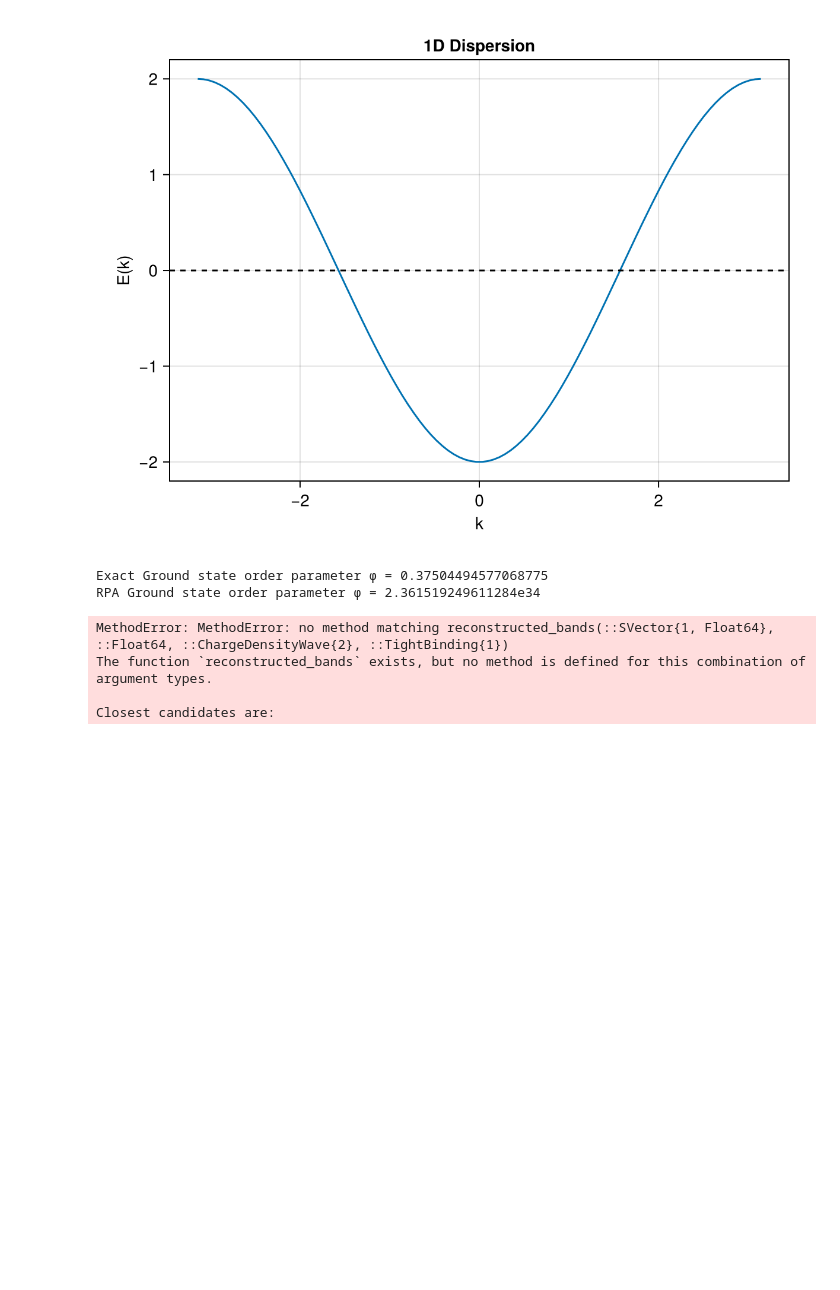
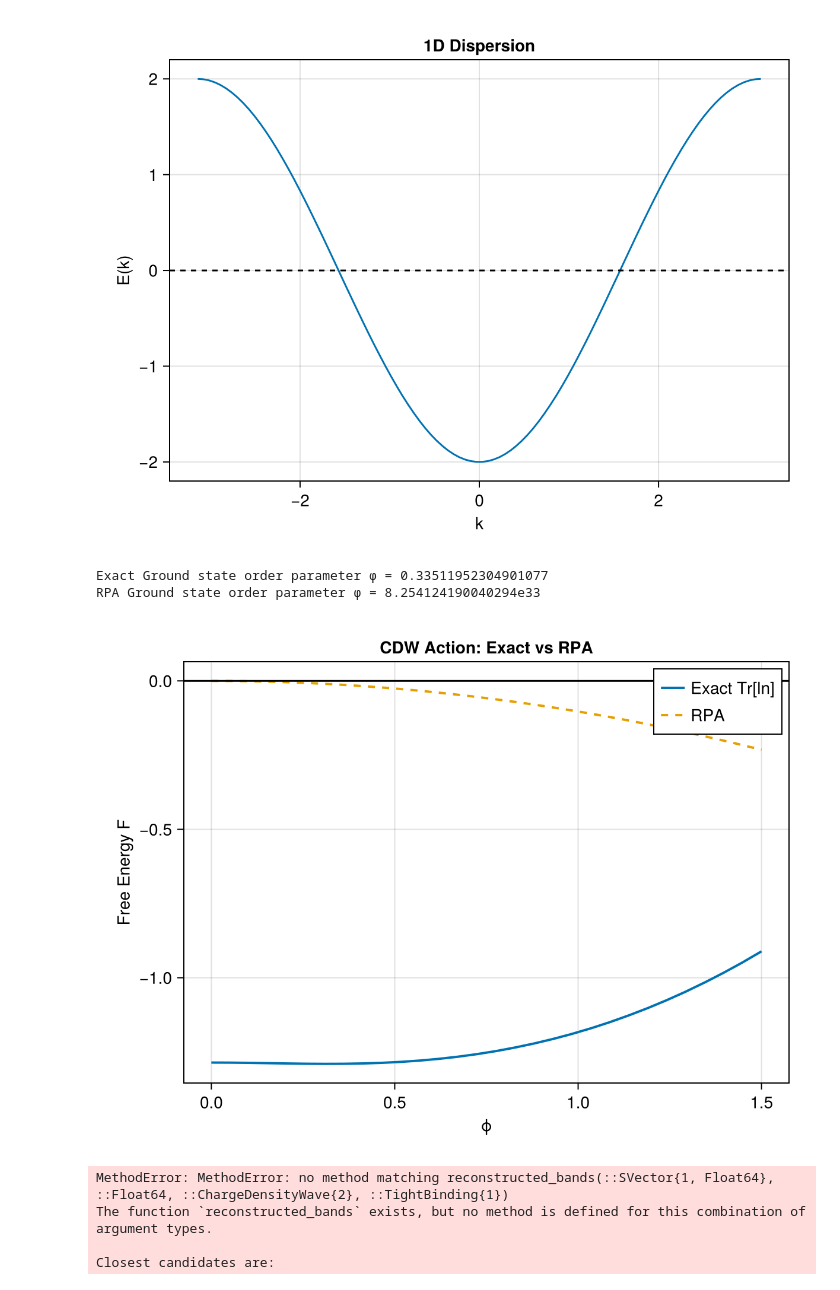
Before and after one commit to ymzhang0/Eliashberg, a Jupyter notebook: examples/ex1.ipynb, the cells around one changed output. Cells and saved outputs as stored; diff of their text form; code cells hidden in the pictures; blank space fills up the shorter version.

Commit message:
Refactor Eliashberg framework: add matrix dispatch, update visualization, and fix dispatch bugs

```diff
--- a/examples/ex1.ipynb
+++ b/examples/ex1.ipynb
@@ -31,9 +30,14 @@ visualize_dispersion(tb_model, kgrid)
 # %% [output]
 [figure]
 # %%
+Q = SVector{1, Float64}(pi)
+cdw = ChargeDensityWave(Q)
+V_bare = 2.0
+action = EffectiveAction(tb_model, cdw, kgrid, V_bare)
 
 phi_values = range(0.0, 1.5, length=30)
 T_val = 0.1
+
 
 F_exact_vals = evaluate(action, phi_values, ExactTrLn(); T=T_val)
 F_RPA_vals   = evaluate(action, phi_values, RPA(); T=T_val)
@@ -44,8 +48,18 @@ phi_gs_rpa = solve_ground_state(action, RPA(); phi_guess=0.5)
 println("Exact Ground state order parameter ϕ = ", phi_gs_exact)
 println("RPA Ground state order parameter ϕ = ", phi_gs_rpa)
 # %% [output]
-Exact Ground state order parameter ϕ = 0.37504494577068775
-RPA Ground state order parameter ϕ = 2.361519249611284e34
+Exact Ground state order parameter ϕ = 0.33511952304901077
+RPA Ground state order parameter ϕ = 8.254124190040294e33
+# %%
+fig_action = Figure()
+ax = Axis(fig_action[1, 1], xlabel = "ϕ", ylabel = "Free Energy F", title="CDW Action: Exact vs RPA")
+lines!(ax, phi_values, F_exact_vals, label="Exact Tr[ln]", linewidth=2)
+lines!(ax, phi_values, F_RPA_vals, label="RPA", linestyle=:dash, linewidth=2)
+hlines!(ax, [0.0], color=:black)
+axislegend(ax)
+fig_action
+# %% [output]
+[figure, added]
 # %%
 Q = SVector{2, Float64}(pi, pi)
 cdw = ChargeDensityWave(Q)
```
Also changed, not shown: parts of 1 cell of this notebook, 17 other files.
